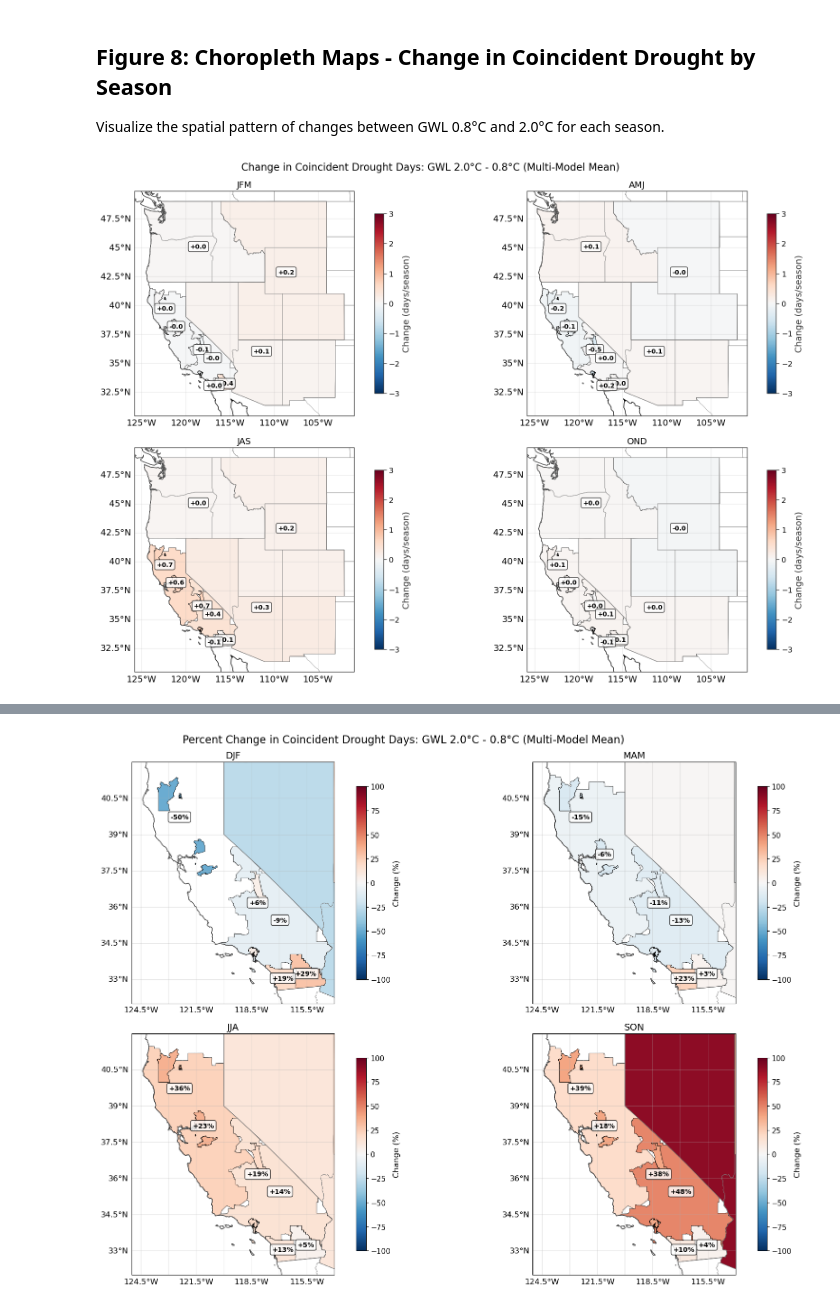
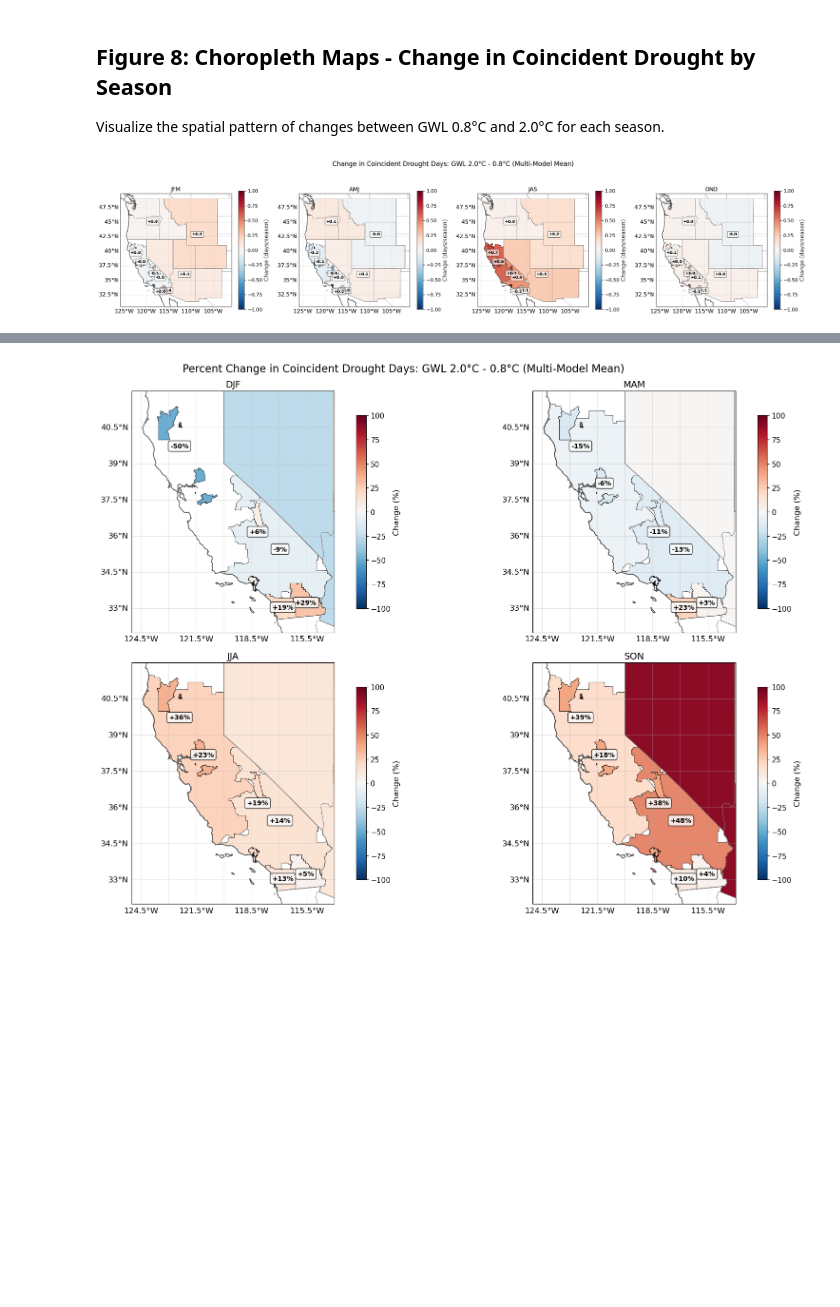
Before and after one commit to Eagle-Rock-Analytics/renewable-analysis, a Jupyter notebook: notebooks/coincident_drought/seasonal_coincident_drought_analysis.ipynb, the cells around one changed output, grey strips where cells are left out. Drawn from its saved outputs; the diff is of its cells as text; code cells hidden in the pictures; blank space fills up the shorter version.

```diff
--- a/notebooks/coincident_drought/seasonal_coincident_drought_analysis.ipynb
+++ b/notebooks/coincident_drought/seasonal_coincident_drought_analysis.ipynb
@@ -650,7 +650,7 @@ Show how seasonal patterns vary within each GWL period.
 # %%
 # Time series of seasonal coincident drought for selected region
 selected_region = "PG&E"
-selected_sim = "mpi-esm1-2-hr"
+selected_sim = "miroc6"
 
 fig, axes = plt.subplots(2, 1, figsize=(14, 10))
 
@@ -856,7 +856,7 @@ for gwl in target_gwls:
 Visualize the spatial pattern of changes between GWL 0.8°C and 2.0°C for each season.
 # %%
 # Choropleth maps showing absolute change (GWL 2.0 - 0.8) by season
-fig, axes = plt.subplots(2, 2, figsize=(18, 12), subplot_kw={'projection': ccrs.PlateCarree()})
+fig, axes = plt.subplots(1, 4, figsize=(25,6), subplot_kw={'projection': ccrs.PlateCarree()})
 axes = axes.flatten()
 
 for idx, season in enumerate(seasons):
@@ -879,39 +879,39 @@ for idx, season in enumerate(seasons):
         edgecolor='black',
         linewidth=0.5,
         legend=True,
-        vmin=-3,
-        vmax=3,
+        vmin=-1,
+        vmax=1,
         legend_kwds={'label': 'Change (days/season)', 'shrink': 0.8}
     )
 
     # Add region labels with change values
     for idx_region, row in gdf_plot.iterrows():
         if pd.notna(row['change']):
             centroid = row.geometry.centroid
             sign = '+' if row['change'] > 0 else ''
             ax.text(
                 centroid.x, centroid.y,
                 f"{sign}{row['change']:.1f}",
                 ha='center', va='center',
                 fontsize=10, fontweight='bold',
-                bbox=dict(boxstyle='round,pad=0.3', facecolor='white', alpha=0.8)
+                bbox=dict(boxstyle='round,pad=0.3', facecolor='white', alpha=0.6)
             )
 
     # Formatting
     ax.coastlines()
     ax.add_feature(cfeature.STATES, linewidth=0.5, edgecolor='gray')
     ax.set_title(f'{season}', fontsize=14)
     #ax.set_extent([-125, -114, 32, 42])  # California bounds
 
     # Add gridlines
     gl = ax.gridlines(draw_labels=True, alpha=0.3)
     gl.top_labels = False
     gl.right_labels = False
 
 fig.suptitle('Change in Coincident Drought Days: GWL 2.0°C - 0.8°C (Multi-Model Mean)',
              fontsize=16, y=0.98)
 plt.tight_layout()
 plt.savefig('choropleth_seasonal_change_absolute.png', dpi=300, bbox_inches='tight')
 plt.show()
 # %% [output]
-[figure, old version]
+[figure, new version]
```
Also changed, not shown: parts of 3 cells of this notebook, 8 other files.
